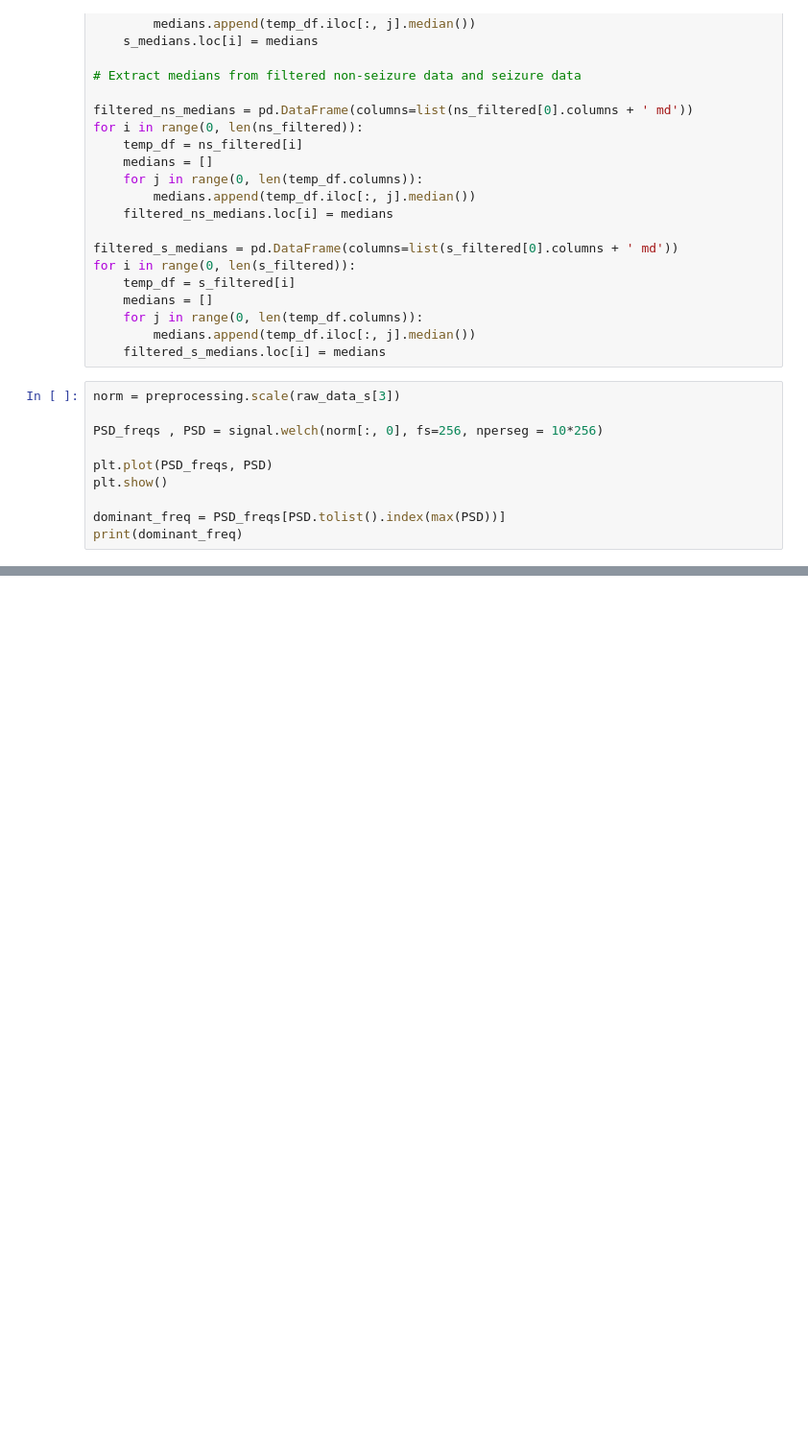
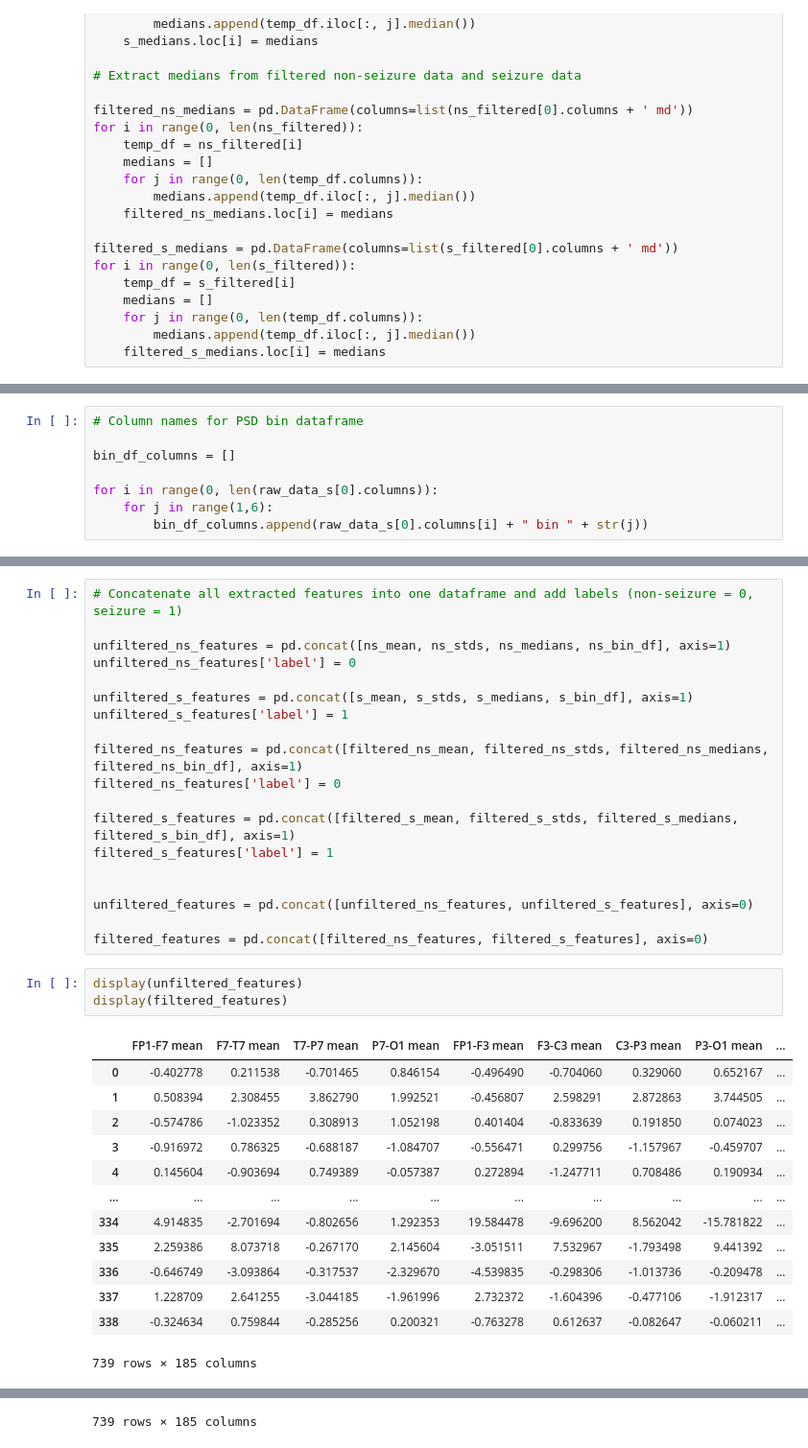
Before and after one commit to Juoksuorava/Biosignal-Analytics-2022, a Jupyter notebook: EEG_seizure_exercise.ipynb, the cells around one changed output, grey strips where cells are left out. Shown at 96% size. Drawn from its saved outputs; the diff is of its cells as text; blank space fills up the shorter version.

Commit message:
Extracted PSD bins and collected all features

```diff
--- a/EEG_seizure_exercise.ipynb
+++ b/EEG_seizure_exercise.ipynb
@@ -182,13 +183,3 @@ for i in range(0, len(s_filtered)):
     for j in range(0, len(temp_df.columns)):
         medians.append(temp_df.iloc[:, j].median())
     filtered_s_medians.loc[i] = medians
-# %%
-norm = preprocessing.scale(raw_data_s[3])
-
-PSD_freqs , PSD = signal.welch(norm[:, 0], fs=256, nperseg = 10*256)
-
-plt.plot(PSD_freqs, PSD)
-plt.show()
-
-dominant_freq = PSD_freqs[PSD.tolist().index(max(PSD))]
-print(dominant_freq)
@@ -197,0 +186,8 @@ print(dominant_freq)
+# %%
+# Column names for PSD bin dataframe
+
+bin_df_columns = []
+
+for i in range(0, len(raw_data_s[0].columns)):
+    for j in range(1,6):
+        bin_df_columns.append(raw_data_s[0].columns[i] + " bin " + str(j))
@@ -197,0 +256,36 @@ print(dominant_freq)
+# %%
+# Concatenate all extracted features into one dataframe and add labels (non-seizure = 0, seizure = 1)
+
+unfiltered_ns_features = pd.concat([ns_mean, ns_stds, ns_medians, ns_bin_df], axis=1)
+unfiltered_ns_features['label'] = 0
+
+unfiltered_s_features = pd.concat([s_mean, s_stds, s_medians, s_bin_df], axis=1)
+unfiltered_s_features['label'] = 1
+
+filtered_ns_features = pd.concat([filtered_ns_mean, filtered_ns_stds, filtered_ns_medians, filtered_ns_bin_df], axis=1)
+filtered_ns_features['label'] = 0
+
+filtered_s_features = pd.concat([filtered_s_mean, filtered_s_stds, filtered_s_medians, filtered_s_bin_df], axis=1)
+filtered_s_features['label'] = 1
+
+
+unfiltered_features = pd.concat([unfiltered_ns_features, unfiltered_s_features], axis=0)
+
+filtered_features = pd.concat([filtered_ns_features, filtered_s_features], axis=0)
+# %%
+display(unfiltered_features)
+display(filtered_features)
+# %% [output]
+|  | FP1-F7 mean | F7-T7 mean | T7-P7 mean | P7-O1 mean | FP1-F3 mean | F3-C3 mean | C3-P3 mean | P3-O1 mean | ... |
+| 0 | -0.402778 | 0.211538 | -0.701465 | 0.846154 | -0.496490 | -0.704060 | 0.329060 | 0.652167 | ... |
+| 1 | 0.508394 | 2.308455 | 3.862790 | 1.992521 | -0.456807 | 2.598291 | 2.872863 | 3.744505 | ... |
+| 2 | -0.574786 | -1.023352 | 0.308913 | 1.052198 | 0.401404 | -0.833639 | 0.191850 | 0.074023 | ... |
+| 3 | -0.916972 | 0.786325 | -0.688187 | -1.084707 | -0.556471 | 0.299756 | -1.157967 | -0.459707 | ... |
+| 4 | 0.145604 | -0.903694 | 0.749389 | -0.057387 | 0.272894 | -1.247711 | 0.708486 | 0.190934 | ... |
+| ... | ... | ... | ... | ... | ... | ... | ... | ... | ... |
+| 334 | 4.914835 | -2.701694 | -0.802656 | 1.292353 | 19.584478 | -9.696200 | 8.562042 | -15.781822 | ... |
+| 335 | 2.259386 | 8.073718 | -0.267170 | 2.145604 | -3.051511 | 7.532967 | -1.793498 | 9.441392 | ... |
+| 336 | -0.646749 | -3.093864 | -0.317537 | -2.329670 | -4.539835 | -0.298306 | -1.013736 | -0.209478 | ... |
+| 337 | 1.228709 | 2.641255 | -3.044185 | -1.961996 | 2.732372 | -1.604396 | -0.477106 | -1.912317 | ... |
+| 338 | -0.324634 | 0.759844 | -0.285256 | 0.200321 | -0.763278 | 0.612637 | -0.082647 | -0.060211 | ... |
+739 rows × 185 columns
@@ -197,0 +304 @@ print(dominant_freq)
+739 rows × 185 columns
```
Also changed, not shown: parts of 4 cells of this notebook.
